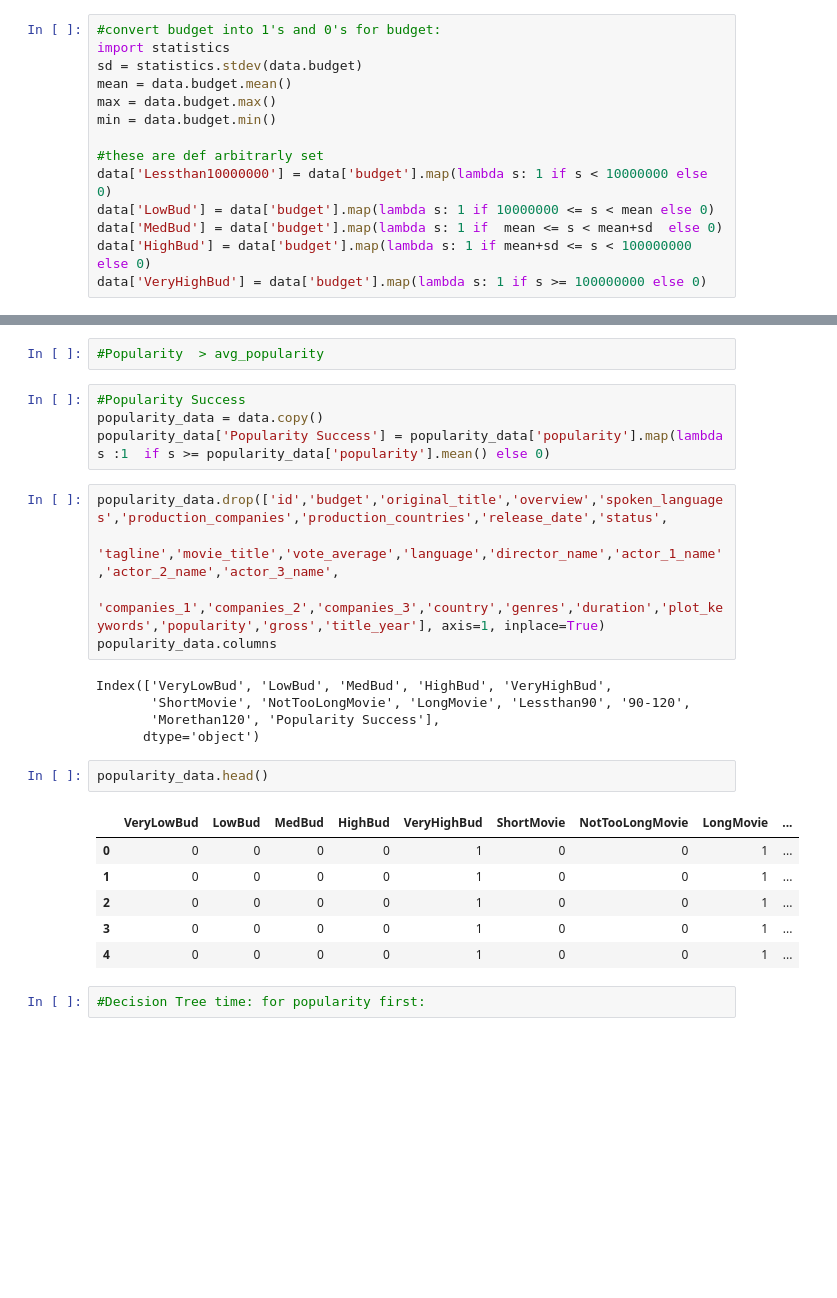
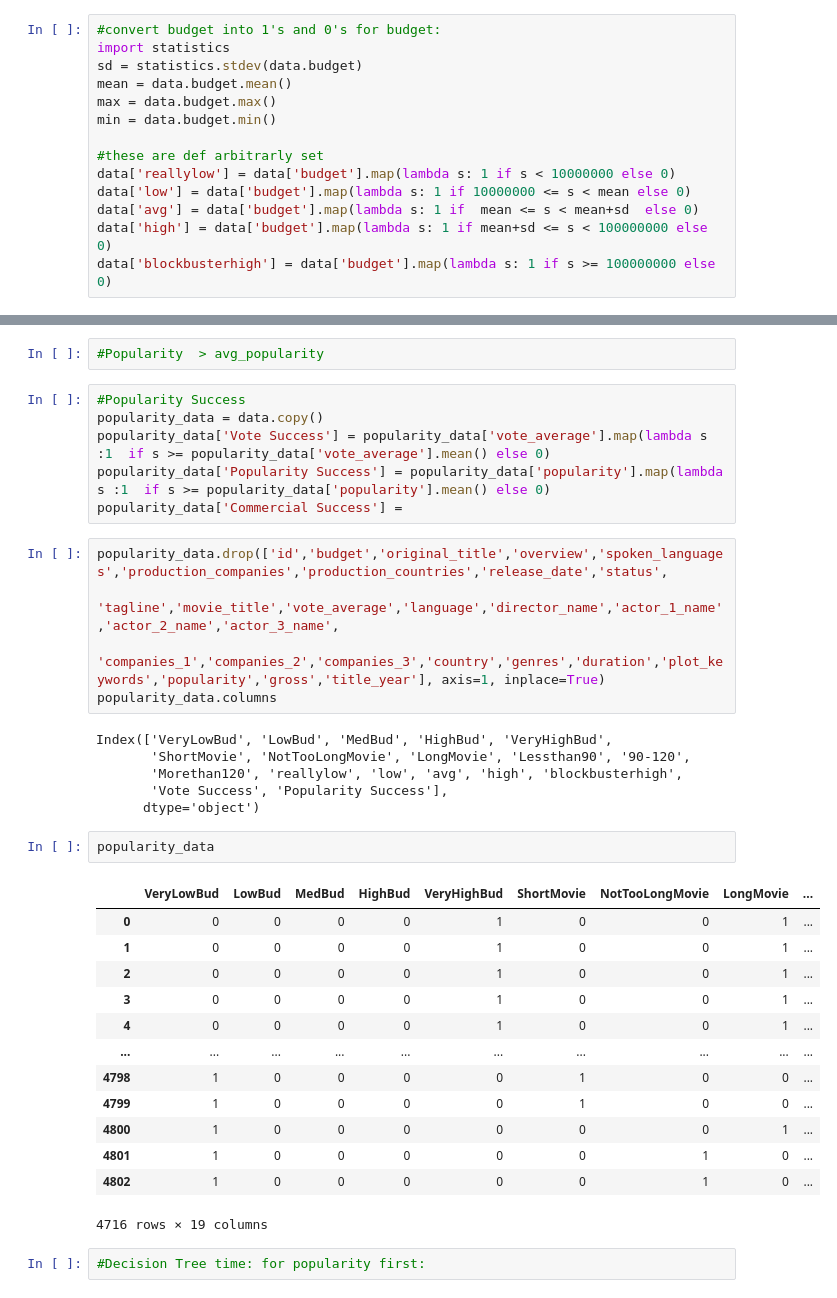
Before and after one commit to jzhan2543/fall19ml-moviepredictions, a Jupyter notebook: movie_notebook.ipynb, the cells around one changed output, grey strips where cells are left out. Drawn from its saved outputs; the diff is of its cells as text; blank space fills up the shorter version.

Commit message:
added 3 definitions of success

```diff
--- a/movie_notebook.ipynb
+++ b/movie_notebook.ipynb
@@ -184,11 +184,11 @@ max = data.budget.max()
 min = data.budget.min()
 
 #these are def arbitrarly set
-data['Lessthan10000000'] = data['budget'].map(lambda s: 1 if s < 10000000 else 0)
-data['LowBud'] = data['budget'].map(lambda s: 1 if 10000000 <= s < mean else 0)
-data['MedBud'] = data['budget'].map(lambda s: 1 if  mean <= s < mean+sd  else 0)
-data['HighBud'] = data['budget'].map(lambda s: 1 if mean+sd <= s < 100000000 else 0)
-data['VeryHighBud'] = data['budget'].map(lambda s: 1 if s >= 100000000 else 0)
+data['reallylow'] = data['budget'].map(lambda s: 1 if s < 10000000 else 0)
+data['low'] = data['budget'].map(lambda s: 1 if 10000000 <= s < mean else 0)
+data['avg'] = data['budget'].map(lambda s: 1 if  mean <= s < mean+sd  else 0)
+data['high'] = data['budget'].map(lambda s: 1 if mean+sd <= s < 100000000 else 0)
+data['blockbusterhigh'] = data['budget'].map(lambda s: 1 if s >= 100000000 else 0)
 # %%
 data.head()
 # %% [output]
@@ -236,7 +239,9 @@ Index(['budget', 'genres', 'id', 'plot_keywords', 'language', 'original_title',
 # %%
 #Popularity Success
 popularity_data = data.copy()
+popularity_data['Vote Success'] = popularity_data['vote_average'].map(lambda s :1  if s >= popularity_data['vote_average'].mean() else 0)
 popularity_data['Popularity Success'] = popularity_data['popularity'].map(lambda s :1  if s >= popularity_data['popularity'].mean() else 0)
+popularity_data['Commercial Success'] =
 # %%
 popularity_data.drop(['id','budget','original_title','overview','spoken_languages','production_companies','production_countries','release_date','status',
           'tagline','movie_title','vote_average','language','director_name','actor_1_name','actor_2_name','actor_3_name',
@@ -245,17 +250,25 @@ popularity_data.columns
 # %% [output]
 Index(['VeryLowBud', 'LowBud', 'MedBud', 'HighBud', 'VeryHighBud',
        'ShortMovie', 'NotTooLongMovie', 'LongMovie', 'Lessthan90', '90-120',
-       'Morethan120', 'Popularity Success'],
+       'Morethan120', 'reallylow', 'low', 'avg', 'high', 'blockbusterhigh',
+       'Vote Success', 'Popularity Success'],
       dtype='object')
 # %%
-popularity_data.head()
+popularity_data
 # %% [output]
 |  | VeryLowBud | LowBud | MedBud | HighBud | VeryHighBud | ShortMovie | NotTooLongMovie | LongMovie | ... |
 | 0 | 0 | 0 | 0 | 0 | 1 | 0 | 0 | 1 | ... |
 | 1 | 0 | 0 | 0 | 0 | 1 | 0 | 0 | 1 | ... |
 | 2 | 0 | 0 | 0 | 0 | 1 | 0 | 0 | 1 | ... |
 | 3 | 0 | 0 | 0 | 0 | 1 | 0 | 0 | 1 | ... |
 | 4 | 0 | 0 | 0 | 0 | 1 | 0 | 0 | 1 | ... |
+| ... | ... | ... | ... | ... | ... | ... | ... | ... | ... |
+| 4798 | 1 | 0 | 0 | 0 | 0 | 1 | 0 | 0 | ... |
+| 4799 | 1 | 0 | 0 | 0 | 0 | 1 | 0 | 0 | ... |
+| 4800 | 1 | 0 | 0 | 0 | 0 | 0 | 0 | 1 | ... |
+| 4801 | 1 | 0 | 0 | 0 | 0 | 0 | 1 | 0 | ... |
+| 4802 | 1 | 0 | 0 | 0 | 0 | 0 | 1 | 0 | ... |
+4716 rows × 19 columns
 # %%
 #Decision Tree time: for popularity first:
 # %%
```
Also changed, not shown: parts of 8 cells of this notebook.
